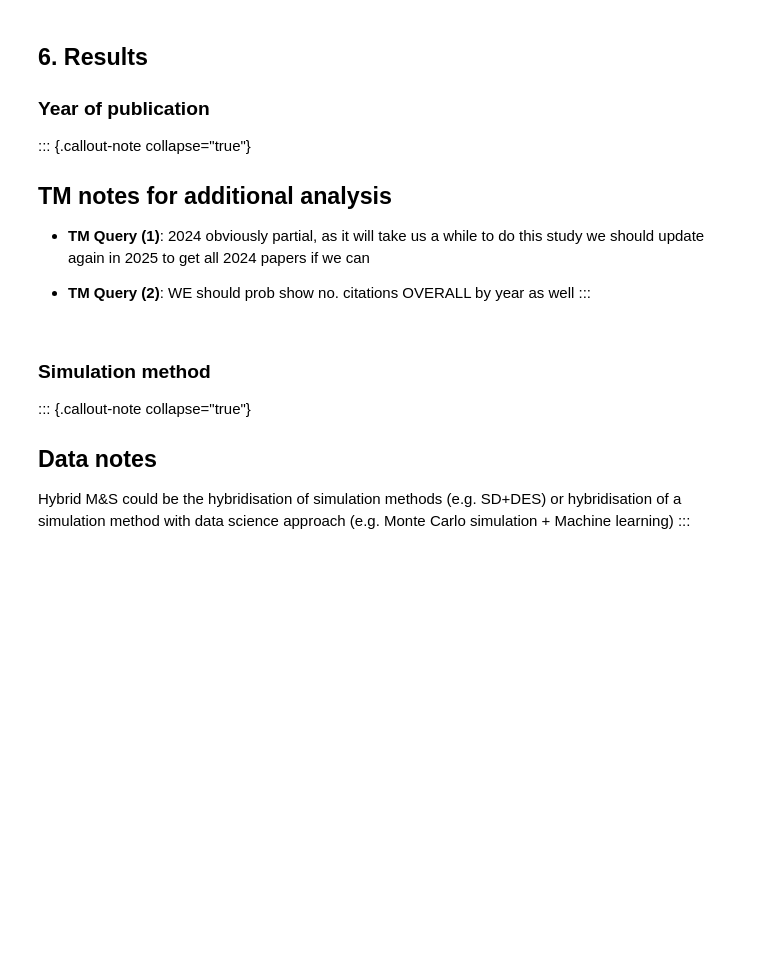
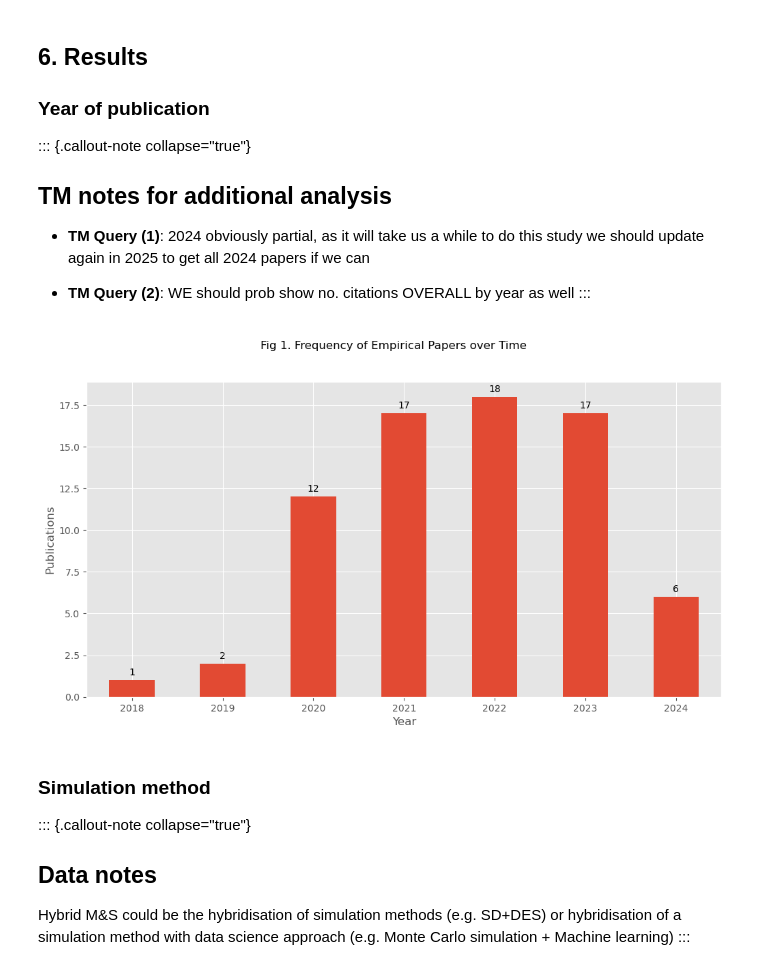
Before and after one commit to pythonhealthdatascience/stress_update, a Jupyter notebook: quarto_site/03_results/03_analysis.ipynb, the cells around one changed output. Cells and saved outputs as stored; diff of their text form; code cells hidden in the pictures; blank space fills up the shorter version.

```diff
--- a/quarto_site/03_results/03_analysis.ipynb
+++ b/quarto_site/03_results/03_analysis.ipynb
@@ -272,2 +83,4 @@ dtypes: UInt16(1), category(10), object(14)
+# %%
+clean_review = load_review_dataset()
 # %%
 # rows and columns n's
@@ -283,10 +95,0 @@ Here we separate the studies that have used the STRESS guidelines in second data
-# %%
-def filter_to_application_studies(clean_df: pd.DataFrame) -> pd.DataFrame:
-    """Filter the cleaned dataset down to studies that used stress to report
-    a simulation study.
-
-    # To do: drop "fatemets_notes", "questions..."
-    """
-    # Used?: a Yes/No variable.
-    filtered_df = clean_df[clean_df["used"] == "Yes"]
-    return filtered_df
@@ -295,2 +96,4 @@ USED_STRESS = filter_to_application_studies(clean_review_df)
+# %%
+empirical_studies = filter_to_application_studies(clean_review)
 # %%
 # number of studies that used STRESS as intended i.e. to document
@@ -334,9 +139,11 @@ def figure_1(data: pd.DataFrame, figsize: Optional[int|int] = (12,6)):
                                x_label="Year",
                                y_label="Publications")
 # %%
-fig, ax = figure_1(USED_STRESS, False)
+fig, ax = figure_1(empirical_studies, False)
 fig.savefig('./figures/figure_1.png', dpi=300, bbox_inches="tight")
 _ = fig.suptitle("Fig 1. Frequency of Empirical Papers over Time")
+# %% [output]
+[figure, added]
 # %% [markdown]
 ### Simulation method
 
```
Also changed, not shown: parts of 23 cells of this notebook.
